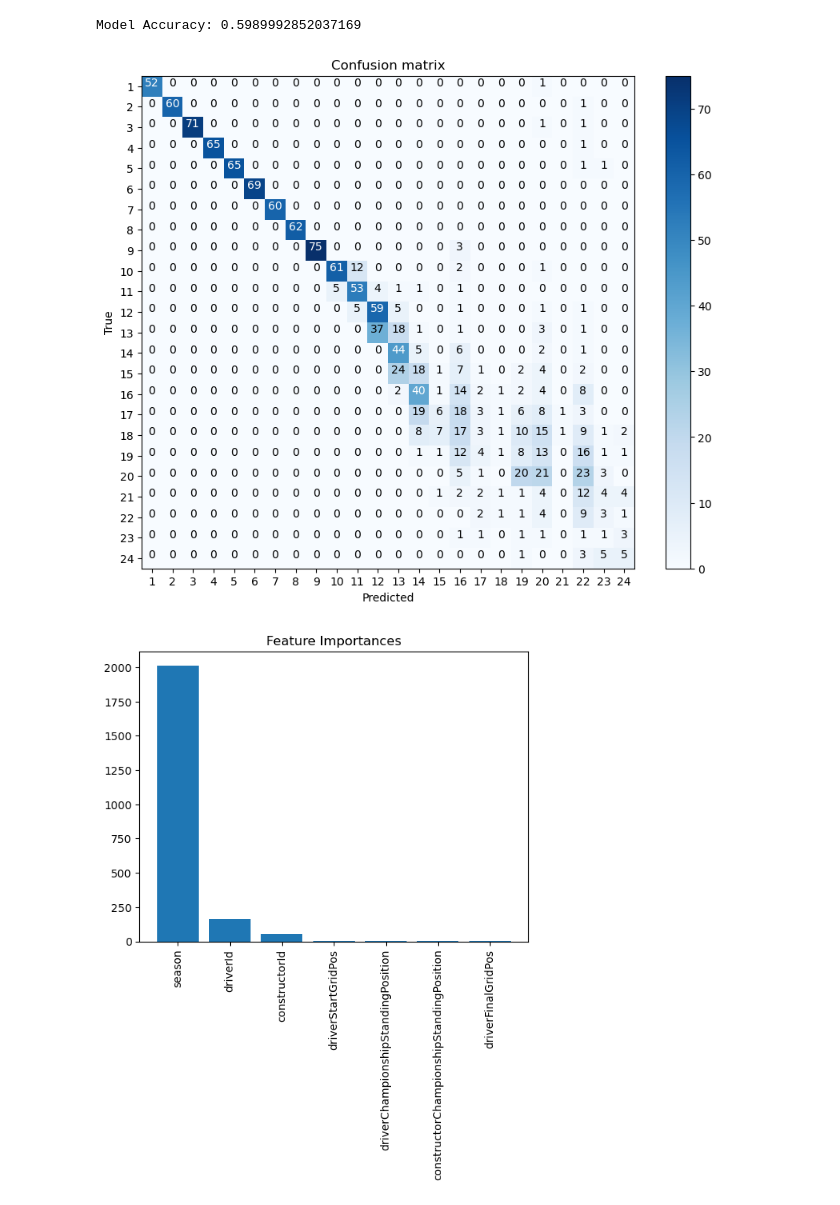
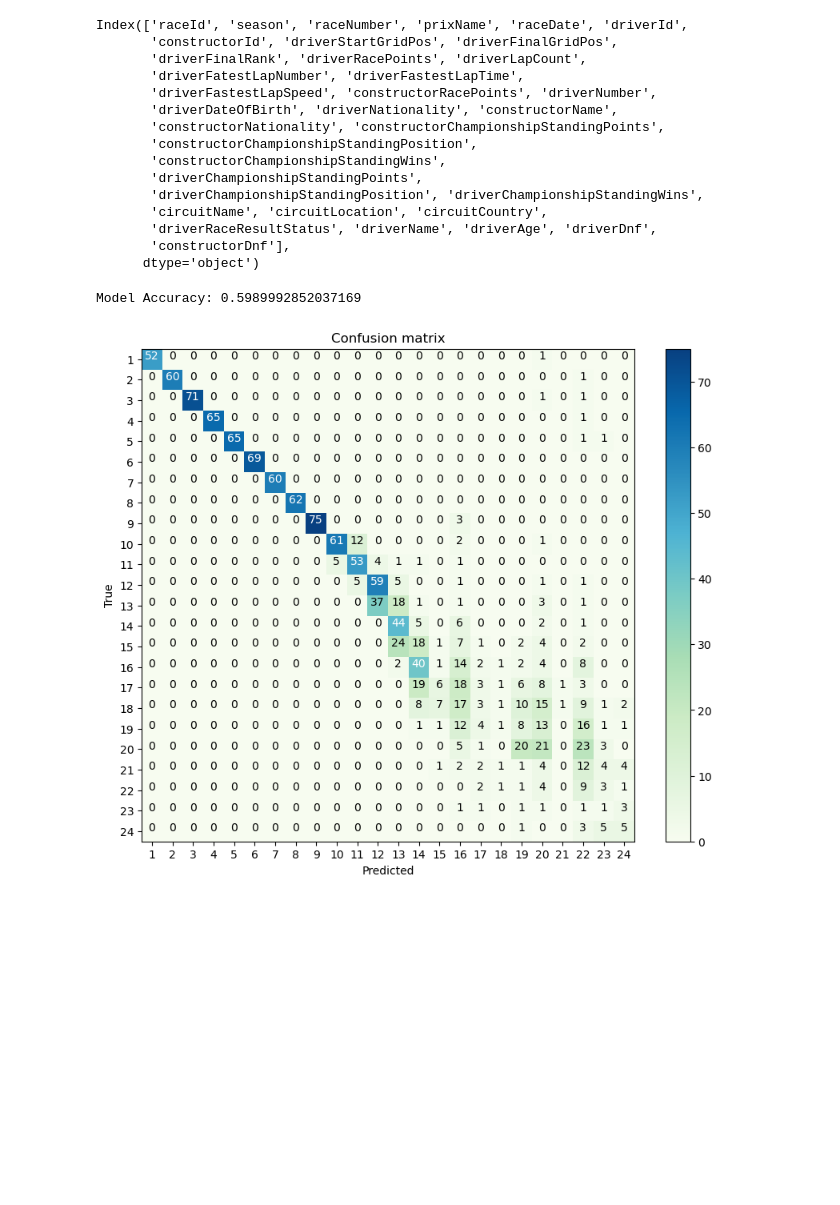
Before and after one commit to dhvani-k/F1_Race_Winner_Prediction, a Jupyter notebook: modelling/GuassianNB.ipynb, the cells around one changed output. Drawn from its saved outputs; the diff is of its cells as text; code cells hidden in the pictures; blank space fills up the shorter version.

```diff
--- a/modelling/GuassianNB.ipynb
+++ b/modelling/GuassianNB.ipynb
@@ -13 +26,20 @@ df = pd.read_csv('../data/processed/cleaned_data.csv')
+# %%
+#checking all features present
+df.columns
+# %% [output]
+Index(['raceId', 'season', 'raceNumber', 'prixName', 'raceDate', 'driverId',
+       'constructorId', 'driverStartGridPos', 'driverFinalGridPos',
+       'driverFinalRank', 'driverRacePoints', 'driverLapCount',
+       'driverFatestLapNumber', 'driverFastestLapTime',
+       'driverFastestLapSpeed', 'constructorRacePoints', 'driverNumber',
+       'driverDateOfBirth', 'driverNationality', 'constructorName',
+       'constructorNationality', 'constructorChampionshipStandingPoints',
+       'constructorChampionshipStandingPosition',
+       'constructorChampionshipStandingWins',
+       'driverChampionshipStandingPoints',
+       'driverChampionshipStandingPosition', 'driverChampionshipStandingWins',
+       'circuitName', 'circuitLocation', 'circuitCountry',
+       'driverRaceResultStatus', 'driverName', 'driverAge', 'driverDnf',
+       'constructorDnf'],
+      dtype='object')
 # %%
@@ -35,40 +68,21 @@ Model Accuracy: 0.5989992852037169
 # %%
 # Plot the confusion matrix
 cm = confusion_matrix(y_test, y_pred)
 plt.figure(figsize=(10,8))
-plt.imshow(cm, cmap=plt.cm.Blues)
+plt.imshow(cm, cmap=plt.cm.GnBu)
 plt.title("Confusion matrix")
 plt.colorbar()
 classes = np.unique(y_test)
 tick_marks = np.arange(len(classes))
 plt.xticks(tick_marks, classes)
 plt.yticks(tick_marks, classes)
 thresh = cm.max() / 2.
 for i, j in np.ndindex(cm.shape):
     plt.text(j, i, cm[i, j],
              horizontalalignment="center",
              color="white" if cm[i, j] > thresh else "black")
 plt.xlabel('Predicted')
 plt.ylabel('True')
 plt.show()
-
-# Plot the ROC curve
-#plot_roc_curve(gnb, X_test, y_test)
-#plt.title("ROC Curve")
-#plt.show()
-
-# Plot the precision-recall curve
-#plot_precision_recall_curve(gnb, X_test, y_test)
-#plt.title("Precision-Recall Curve")
-#plt.show()
-
-# Plot the feature importance graph
-importances = gnb.theta_[0]
-indices = np.argsort(importances)[::-1]
-plt.bar(range(X_train.shape[1]), importances[indices])
-plt.xticks(range(X_train.shape[1]), [features[i] for i in indices], rotation=90)
-plt.title("Feature Importances")
-plt.show()
 # %% [output]
-[figure, old version]
+[figure, new version]
-[figure, removed]
```
Also changed, not shown: parts of 8 cells of this notebook, 15 other files.
